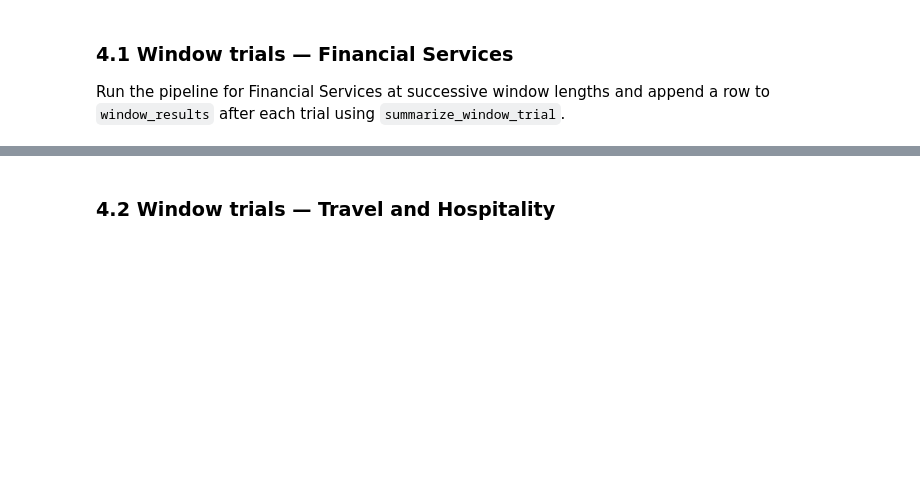
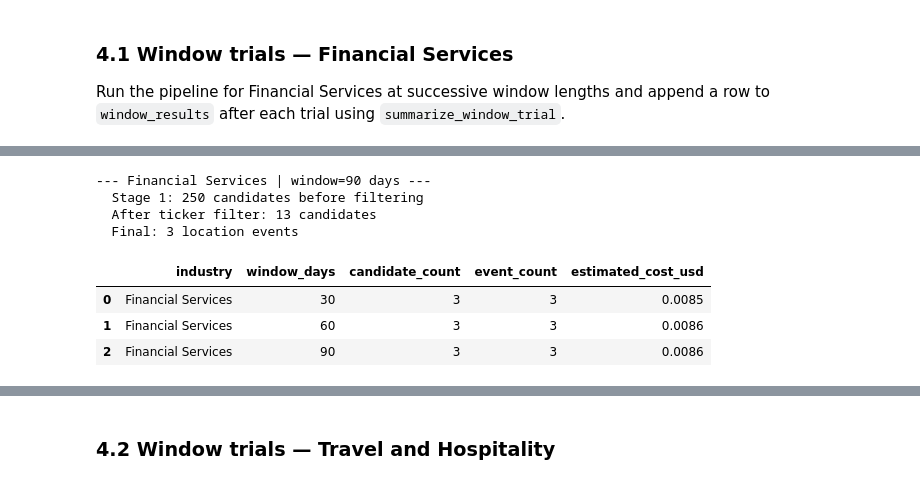
Before and after one commit to ProfessorPatrickSlatraigh/cis3120-spring2026, a Jupyter notebook: notebooks/MP03_Notebook_team_02.ipynb, the cells around one changed output, grey strips where cells are left out. Cells and saved outputs as stored; diff of their text form; code cells hidden in the pictures; blank space fills up the shorter version.

```diff
--- a/notebooks/MP03_Notebook_team_02.ipynb
+++ b/notebooks/MP03_Notebook_team_02.ipynb
@@ -556,0 +580,29 @@ window_results
+# %%
+fs_events_90 = run_industry_pipeline(
+    "Financial Services",
+    FINANCIAL_SERVICES_TICKERS,
+    FINANCIAL_SERVICES_PHRASES,
+    window_days=90,
+)
+fs_cost_90 = sum(
+    r.get("input_tokens", 0) * 0.000001 +
+    r.get("output_tokens", 0) * 0.000005
+    for r in fs_events_90
+)
+window_results = pd.concat([window_results, pd.DataFrame([summarize_window_trial(
+    industry_label="Financial Services",
+    window_days=90,
+    candidate_count=len(fs_events_90),
+    event_count=len(fs_events_90),
+    estimated_cost_usd=fs_cost_90,
+)])], ignore_index=True)
+window_results
+# %% [output]
+--- Financial Services | window=90 days ---
+  Stage 1: 250 candidates before filtering
+  After ticker filter: 13 candidates
+  Final: 3 location events
+|  | industry | window_days | candidate_count | event_count | estimated_cost_usd |
+| 0 | Financial Services | 30 | 3 | 3 | 0.0085 |
+| 1 | Financial Services | 60 | 3 | 3 | 0.0086 |
+| 2 | Financial Services | 90 | 3 | 3 | 0.0086 |
```
Also changed, not shown: parts of 11 cells of this notebook.
